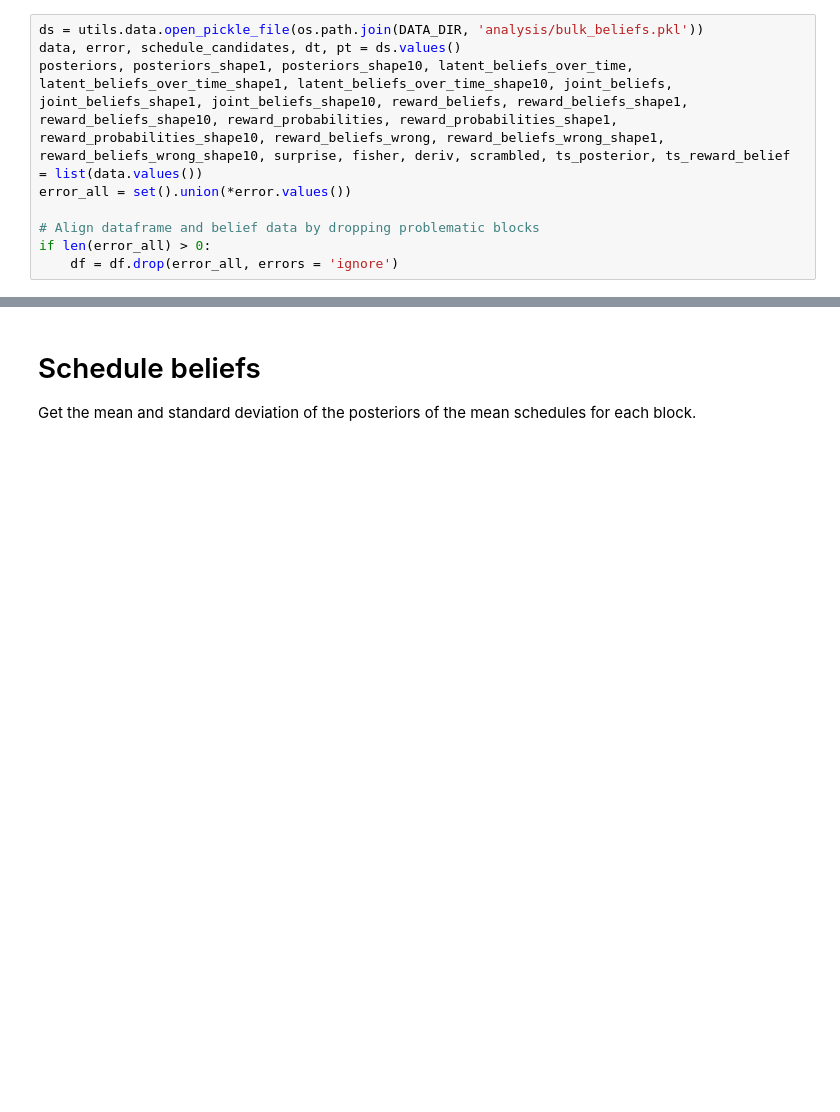
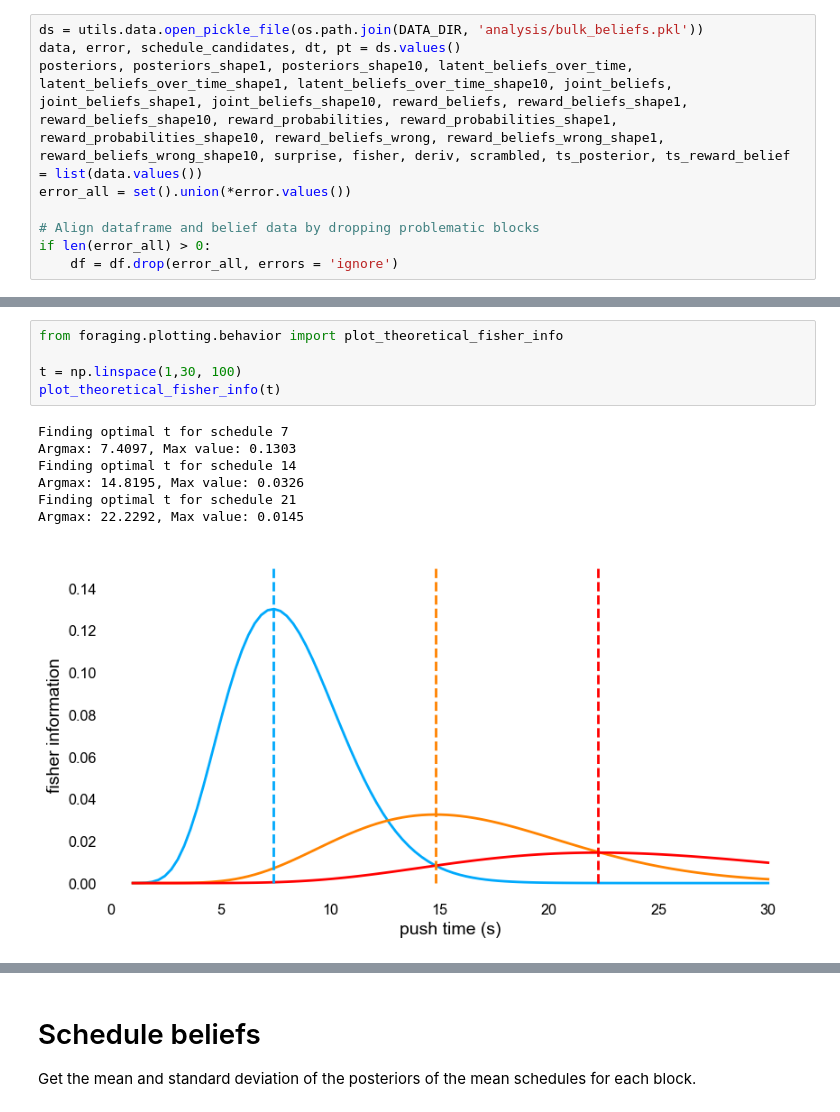
Before and after one commit to XaqLab/Foraging, a Jupyter notebook: notebooks/Belief Analysis (No Color).ipynb, the cells around one changed output, grey strips where cells are left out. Drawn from its saved outputs; the diff is of its cells as text; blank space fills up the shorter version.

```diff
--- a/notebooks/Belief Analysis (No Color).ipynb
+++ b/notebooks/Belief Analysis (No Color).ipynb
@@ -76,0 +87,13 @@ if len(error_all) > 0:
+# %%
+from foraging.plotting.behavior import plot_theoretical_fisher_info
+
+t = np.linspace(1,30, 100)
+plot_theoretical_fisher_info(t)
+# %% [output]
+Finding optimal t for schedule 7
+Argmax: 7.4097, Max value: 0.1303
+Finding optimal t for schedule 14
+Argmax: 14.8195, Max value: 0.0326
+Finding optimal t for schedule 21
+Argmax: 22.2292, Max value: 0.0145
+[figure, added]
```
Also changed, not shown: parts of 7 cells of this notebook, 6 other files.
